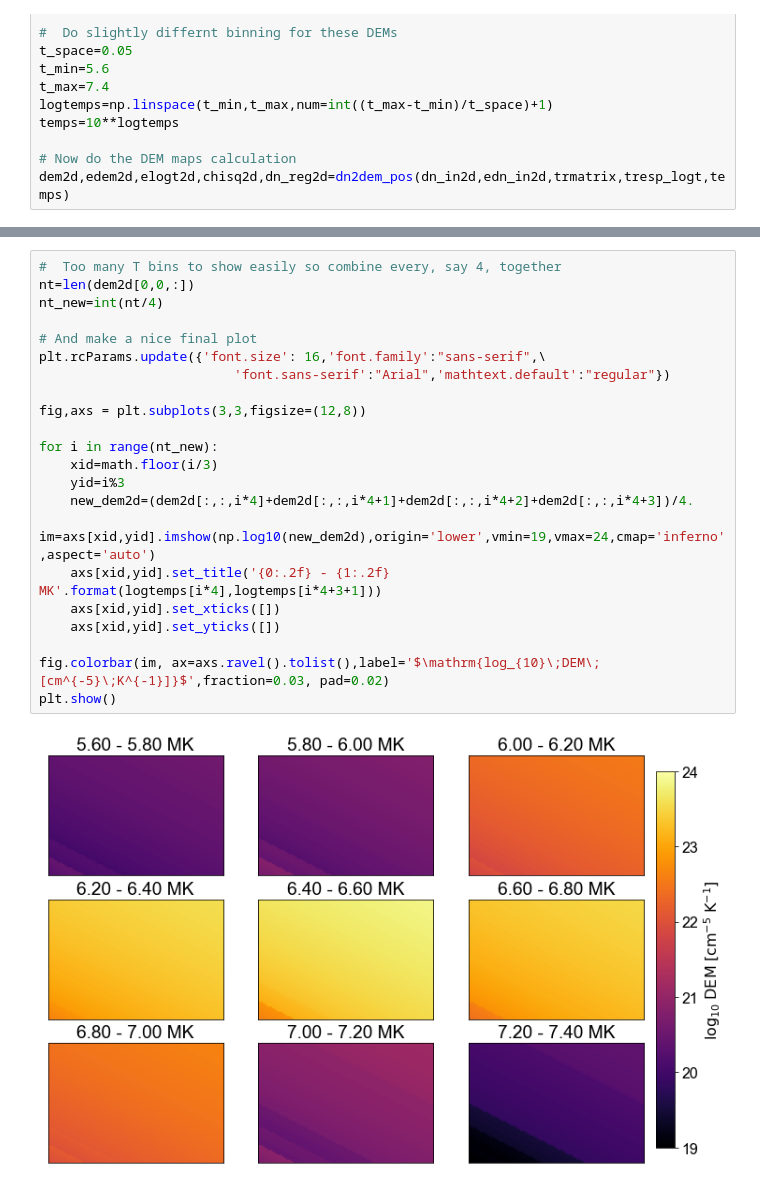
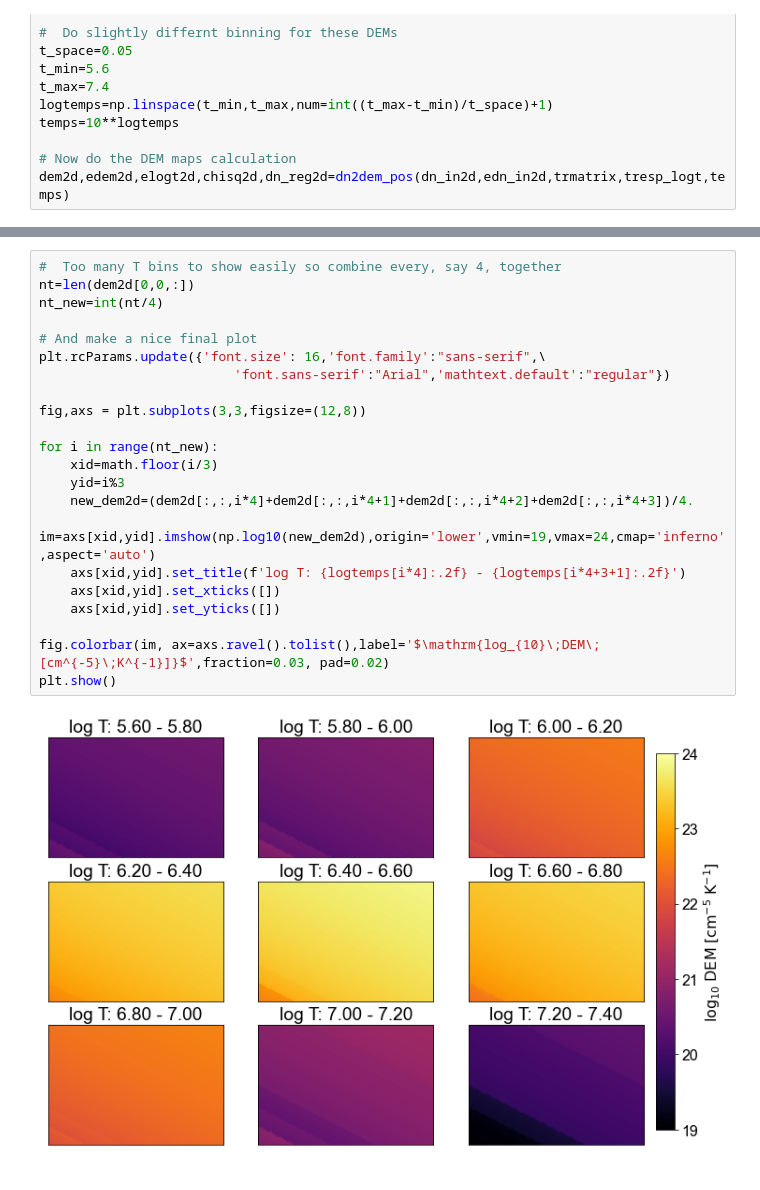
Before and after one commit to ianan/demreg, a Jupyter notebook: python/example_demregpy_aiasyn.ipynb, the cells around one changed output, grey strips where cells are left out. Drawn from its saved outputs; the diff is of its cells as text.

```diff
--- a/python/example_demregpy_aiasyn.ipynb
+++ b/python/example_demregpy_aiasyn.ipynb
@@ -443,24 +447,24 @@ plt.show()
 # %%
 #  Too many T bins to show easily so combine every, say 4, together
 nt=len(dem2d[0,0,:])
 nt_new=int(nt/4)
 
 # And make a nice final plot
 plt.rcParams.update({'font.size': 16,'font.family':"sans-serif",\
                          'font.sans-serif':"Arial",'mathtext.default':"regular"})
 
 fig,axs = plt.subplots(3,3,figsize=(12,8))
 
 for i in range(nt_new):
     xid=math.floor(i/3)
     yid=i%3
     new_dem2d=(dem2d[:,:,i*4]+dem2d[:,:,i*4+1]+dem2d[:,:,i*4+2]+dem2d[:,:,i*4+3])/4.
     im=axs[xid,yid].imshow(np.log10(new_dem2d),origin='lower',vmin=19,vmax=24,cmap='inferno',aspect='auto')
-    axs[xid,yid].set_title('{0:.2f} - {1:.2f} MK'.format(logtemps[i*4],logtemps[i*4+3+1]))
+    axs[xid,yid].set_title(f'log T: {logtemps[i*4]:.2f} - {logtemps[i*4+3+1]:.2f}')
     axs[xid,yid].set_xticks([])
     axs[xid,yid].set_yticks([])
 
 fig.colorbar(im, ax=axs.ravel().tolist(),label='$\mathrm{log_{10}\;DEM\;[cm^{-5}\;K^{-1}]}$',fraction=0.03, pad=0.02)
 plt.show()
 # %% [output]
-[figure, old version]
+[figure, new version]
```
Also changed, not shown: parts of 2 cells of this notebook.
